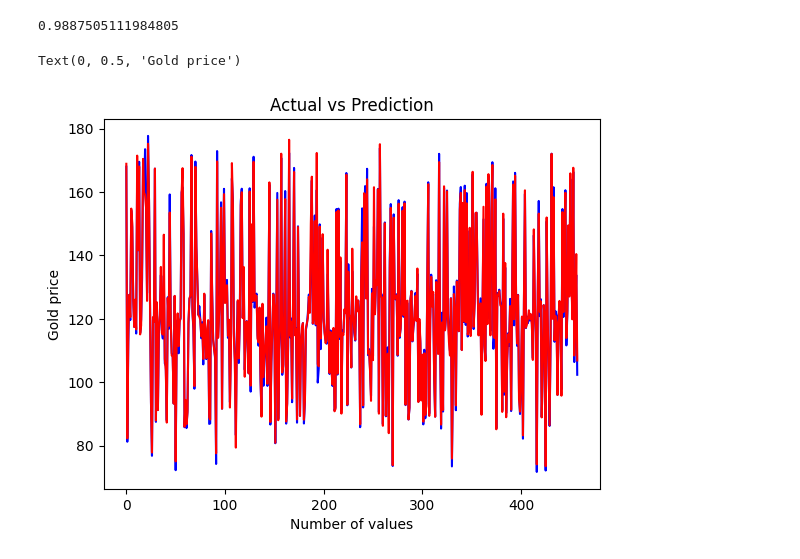
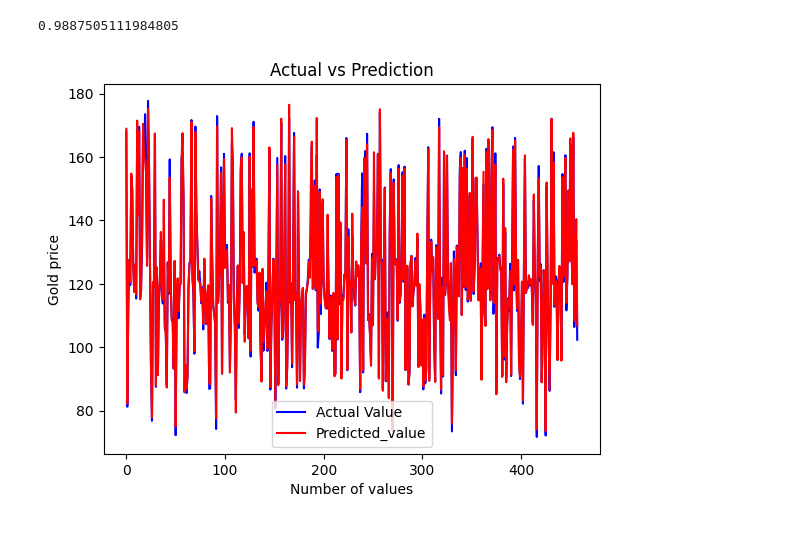
Before and after one commit to Umeshtheru/green-hydrogen, a Jupyter notebook: Gold_Price_Prediction.ipynb, the cells around one changed output. Drawn from its saved outputs; the diff is of its cells as text; code cells hidden in the pictures.

```diff
--- a/Gold_Price_Prediction.ipynb
+++ b/Gold_Price_Prediction.ipynb
@@ -39,10 +39,11 @@ error_score
 # %%
 Y_test=list(Y_test)
 plt.plot(Y_test, color='blue',label='Actual Value')
 plt.plot(X_test_prediction, color='red',label='Predicted_value')
 plt.title('Actual vs Prediction')
 plt.xlabel('Number of values')
 plt.ylabel('Gold price')
+plt.legend()
+plt.show()
 # %% [output]
-Text(0, 0.5, 'Gold price')
-[figure, old version]
+[figure, new version]
```
